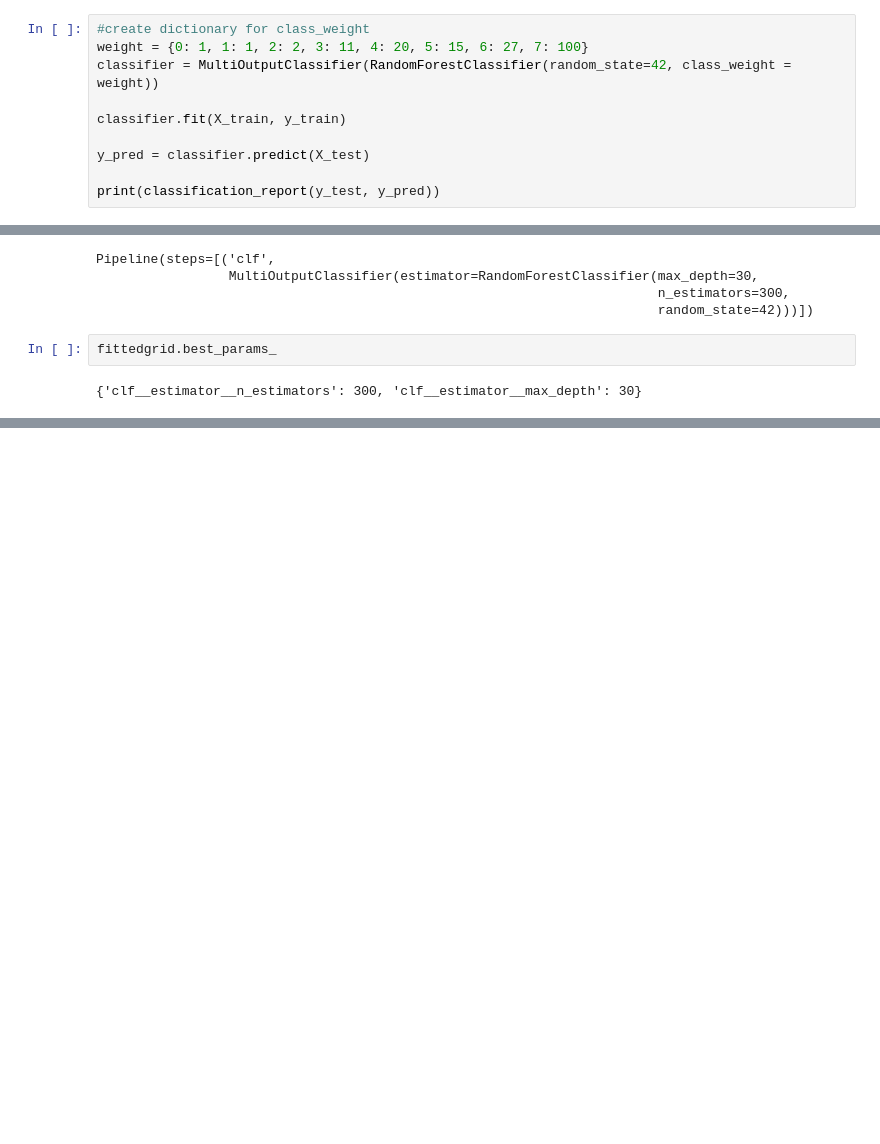
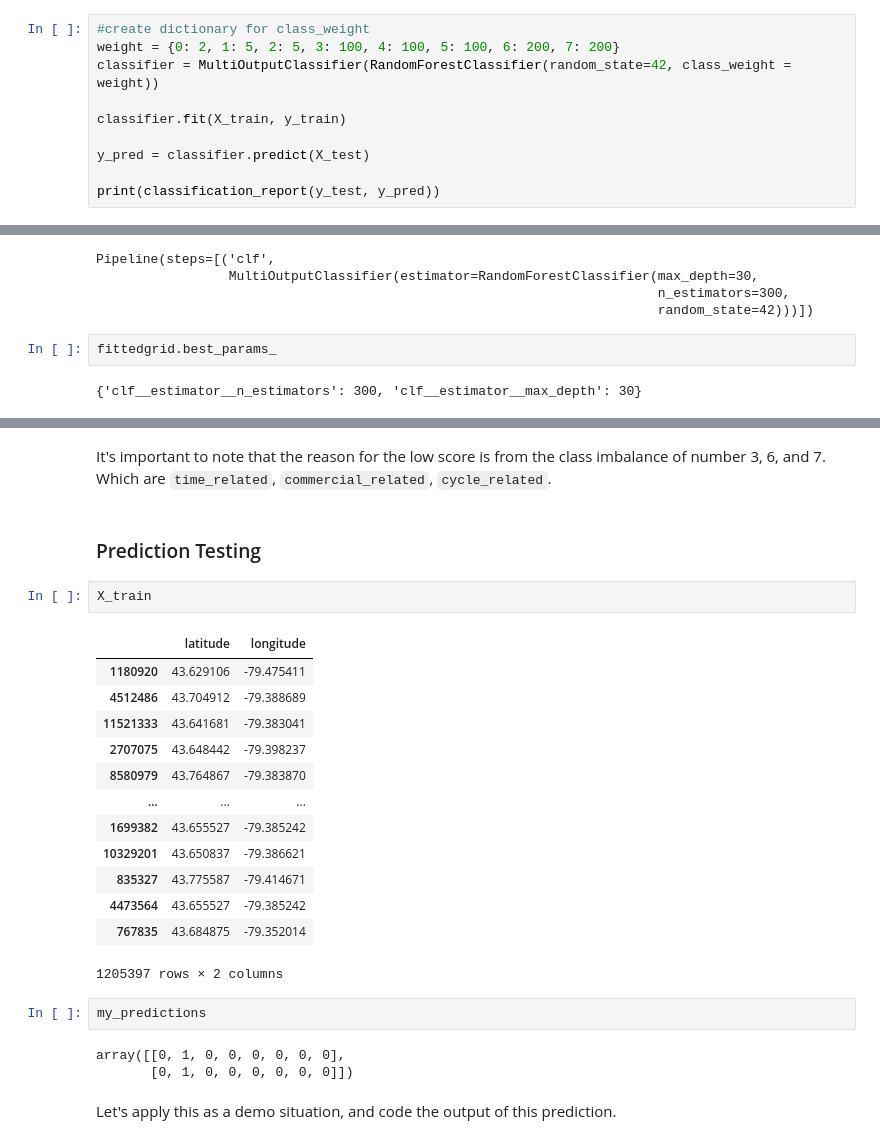
Before and after one commit to tilovashahrin/Toronto_ParkingTicket_Capstone, a Jupyter notebook: Notebooks/4. Advanced Modeling.ipynb, the cells around one changed output, grey strips where cells are left out. Drawn from its saved outputs; the diff is of its cells as text; blank space fills up the shorter version.

Commit message:
markdowns and model prediction

```diff
--- a/Notebooks/4. Advanced Modeling.ipynb
+++ b/Notebooks/4. Advanced Modeling.ipynb
@@ -163,7 +165,7 @@ weighted avg       0.51      0.86      0.63    325370
 Based on both this Random Forest Classifier, it seems the scores are not that much different compared to the model with balanced weighted class.
 # %%
 #create dictionary for class_weight
-weight = {0: 1, 1: 1, 2: 2, 3: 11, 4: 20, 5: 15, 6: 27, 7: 100}
+weight = {0: 2, 1: 5, 2: 5, 3: 100, 4: 100, 5: 100, 6: 200, 7: 200}
 classifier = MultiOutputClassifier(RandomForestClassifier(random_state=42, class_weight = weight))
 
 classifier.fit(X_train, y_train)
@@ -240,0 +288,27 @@ fittedgrid.best_params_
+# %% [markdown]
+It's important to note that the reason for the low score is from the class imbalance of number 3, 6, and 7. Which are `time_related`, `commercial_related`, `cycle_related`.
+# %% [markdown]
+### Prediction Testing
+# %%
+X_train
+# %% [output]
+|  | latitude | longitude |
+| 1180920 | 43.629106 | -79.475411 |
+| 4512486 | 43.704912 | -79.388689 |
+| 11521333 | 43.641681 | -79.383041 |
+| 2707075 | 43.648442 | -79.398237 |
+| 8580979 | 43.764867 | -79.383870 |
+| ... | ... | ... |
+| 1699382 | 43.655527 | -79.385242 |
+| 10329201 | 43.650837 | -79.386621 |
+| 835327 | 43.775587 | -79.414671 |
+| 4473564 | 43.655527 | -79.385242 |
+| 767835 | 43.684875 | -79.352014 |
+1205397 rows × 2 columns
+# %%
+my_predictions
+# %% [output]
+array([[0, 1, 0, 0, 0, 0, 0, 0],
+       [0, 1, 0, 0, 0, 0, 0, 0]])
+# %% [markdown]
+Let's apply this as a demo situation, and code the output of this prediction.
```
Also changed, not shown: parts of 22 cells of this notebook.
